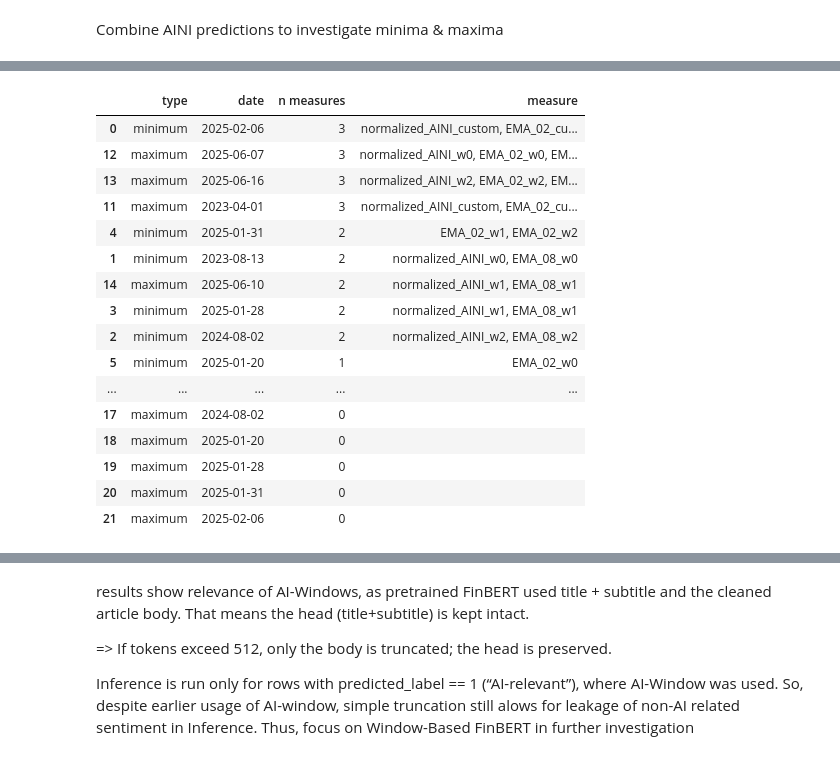
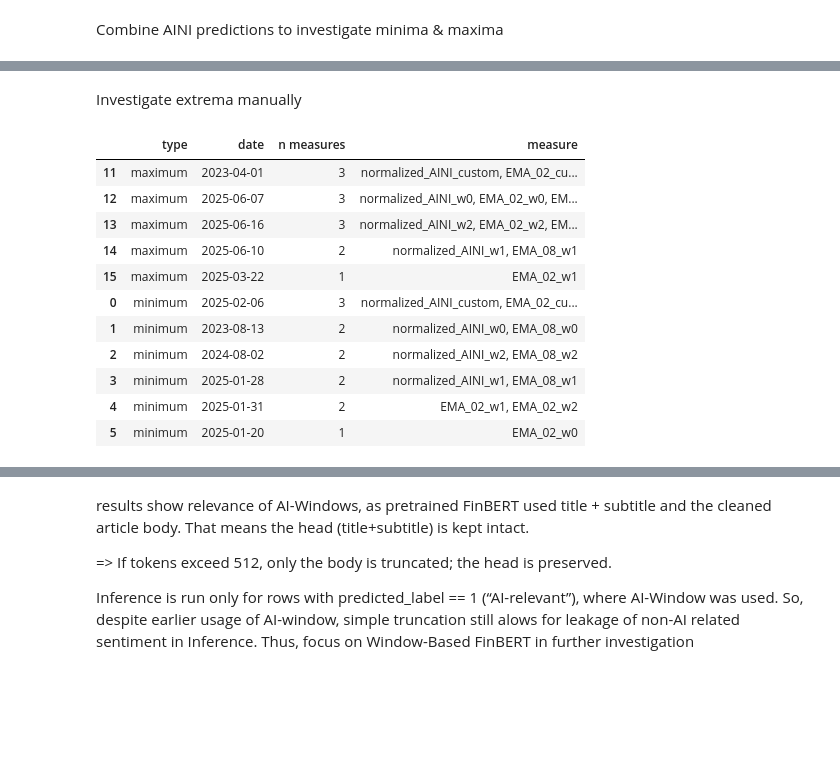
Before and after one commit to LarsIX/narrative_index, a Jupyter notebook: notebooks/exploratory_analysis_aini.ipynb, the cells around one changed output, grey strips where cells are left out. Cells and saved outputs as stored; diff of their text form; code cells hidden in the pictures; blank space fills up the shorter version.

```diff
--- a/notebooks/exploratory_analysis_aini.ipynb
+++ b/notebooks/exploratory_analysis_aini.ipynb
@@ -550,25 +657,22 @@ plt.show()
+# %% [markdown]
+Investigate extrema manually
 # %%
-# save extrema for reporting
-extrema.sort_values("n measures",ascending=False).to_csv(var_path/ "extrema.csv")
+# exclude 0 values
+extrema = extrema[extrema["n measures"] > 0]
 
 # again display extrema to define minima & maxima
-extrema.sort_values("n measures",ascending=False)
+extrema.sort_values(["type","n measures"],ascending=(False,False))
 # %% [output]
 |  | type | date | n measures | measure |
-| 0 | minimum | 2025-02-06 | 3 | normalized_AINI_custom, EMA_02_cu... |
+| 11 | maximum | 2023-04-01 | 3 | normalized_AINI_custom, EMA_02_cu... |
 | 12 | maximum | 2025-06-07 | 3 | normalized_AINI_w0, EMA_02_w0, EM... |
 | 13 | maximum | 2025-06-16 | 3 | normalized_AINI_w2, EMA_02_w2, EM... |
-| 11 | maximum | 2023-04-01 | 3 | normalized_AINI_custom, EMA_02_cu... |
+| 14 | maximum | 2025-06-10 | 2 | normalized_AINI_w1, EMA_08_w1 |
+| 15 | maximum | 2025-03-22 | 1 | EMA_02_w1 |
+| 0 | minimum | 2025-02-06 | 3 | normalized_AINI_custom, EMA_02_cu... |
+| 1 | minimum | 2023-08-13 | 2 | normalized_AINI_w0, EMA_08_w0 |
+| 2 | minimum | 2024-08-02 | 2 | normalized_AINI_w2, EMA_08_w2 |
+| 3 | minimum | 2025-01-28 | 2 | normalized_AINI_w1, EMA_08_w1 |
 | 4 | minimum | 2025-01-31 | 2 | EMA_02_w1, EMA_02_w2 |
-| 1 | minimum | 2023-08-13 | 2 | normalized_AINI_w0, EMA_08_w0 |
-| 14 | maximum | 2025-06-10 | 2 | normalized_AINI_w1, EMA_08_w1 |
-| 3 | minimum | 2025-01-28 | 2 | normalized_AINI_w1, EMA_08_w1 |
-| 2 | minimum | 2024-08-02 | 2 | normalized_AINI_w2, EMA_08_w2 |
 | 5 | minimum | 2025-01-20 | 1 | EMA_02_w0 |
-| ... | ... | ... | ... | ... |
-| 17 | maximum | 2024-08-02 | 0 |  |
-| 18 | maximum | 2025-01-20 | 0 |  |
-| 19 | maximum | 2025-01-28 | 0 |  |
-| 20 | maximum | 2025-01-31 | 0 |  |
-| 21 | maximum | 2025-02-06 | 0 |  |
 # %%
```
Also changed, not shown: parts of 20 cells of this notebook, 6 other files.
